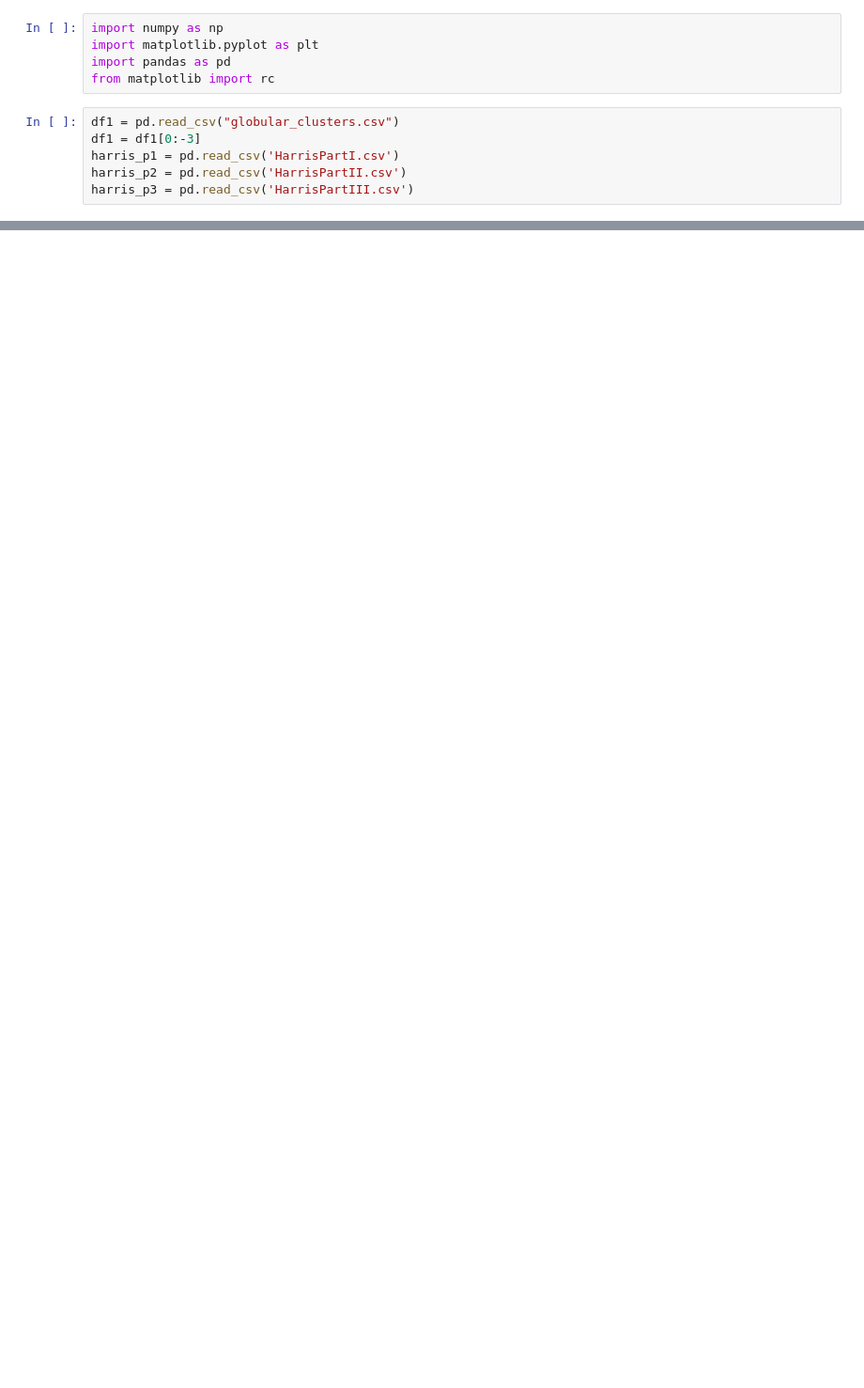
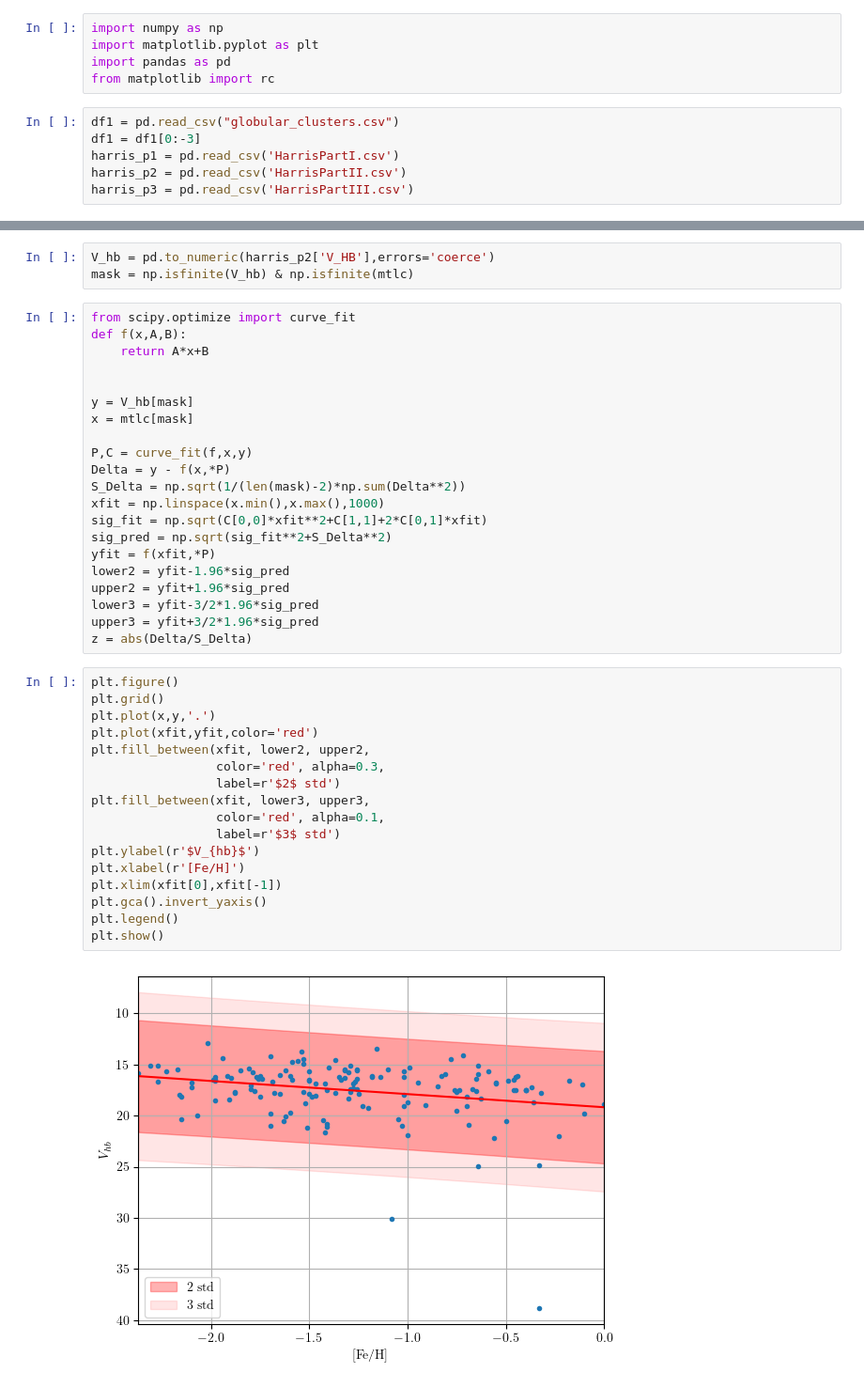
Before and after one commit to eddikebrygger/PHYS3116---Project, a Jupyter notebook: toby_test.ipynb, the cells around one changed output, grey strips where cells are left out. Shown at 94% size. Saved outputs shown, nothing was run; the diff lists cells and outputs as text; blank space fills up the shorter version.

```diff
--- a/toby_test.ipynb
+++ b/toby_test.ipynb
@@ -127,0 +53,43 @@ plt.show()
+# %%
+V_hb = pd.to_numeric(harris_p2['V_HB'],errors='coerce')
+mask = np.isfinite(V_hb) & np.isfinite(mtlc)
+# %%
+from scipy.optimize import curve_fit
+def f(x,A,B):
+    return A*x+B
+
+
+y = V_hb[mask]
+x = mtlc[mask]
+
+P,C = curve_fit(f,x,y)
+Delta = y - f(x,*P)
+S_Delta = np.sqrt(1/(len(mask)-2)*np.sum(Delta**2))
+xfit = np.linspace(x.min(),x.max(),1000)
+sig_fit = np.sqrt(C[0,0]*xfit**2+C[1,1]+2*C[0,1]*xfit)
+sig_pred = np.sqrt(sig_fit**2+S_Delta**2)
+yfit = f(xfit,*P)
+lower2 = yfit-1.96*sig_pred
+upper2 = yfit+1.96*sig_pred
+lower3 = yfit-3/2*1.96*sig_pred
+upper3 = yfit+3/2*1.96*sig_pred
+z = abs(Delta/S_Delta)
+# %%
+plt.figure()
+plt.grid()
+plt.plot(x,y,'.')
+plt.plot(xfit,yfit,color='red')
+plt.fill_between(xfit, lower2, upper2,
+                 color='red', alpha=0.3,
+                 label=r'$2$ std')
+plt.fill_between(xfit, lower3, upper3,
+                 color='red', alpha=0.1,
+                 label=r'$3$ std')
+plt.ylabel(r'$V_{hb}$')
+plt.xlabel(r'[Fe/H]')
+plt.xlim(xfit[0],xfit[-1])
+plt.gca().invert_yaxis()
+plt.legend()
+plt.show()
+# %% [output]
+[figure, added]
```
Also changed, not shown: parts of 11 cells of this notebook, 3 other files.
